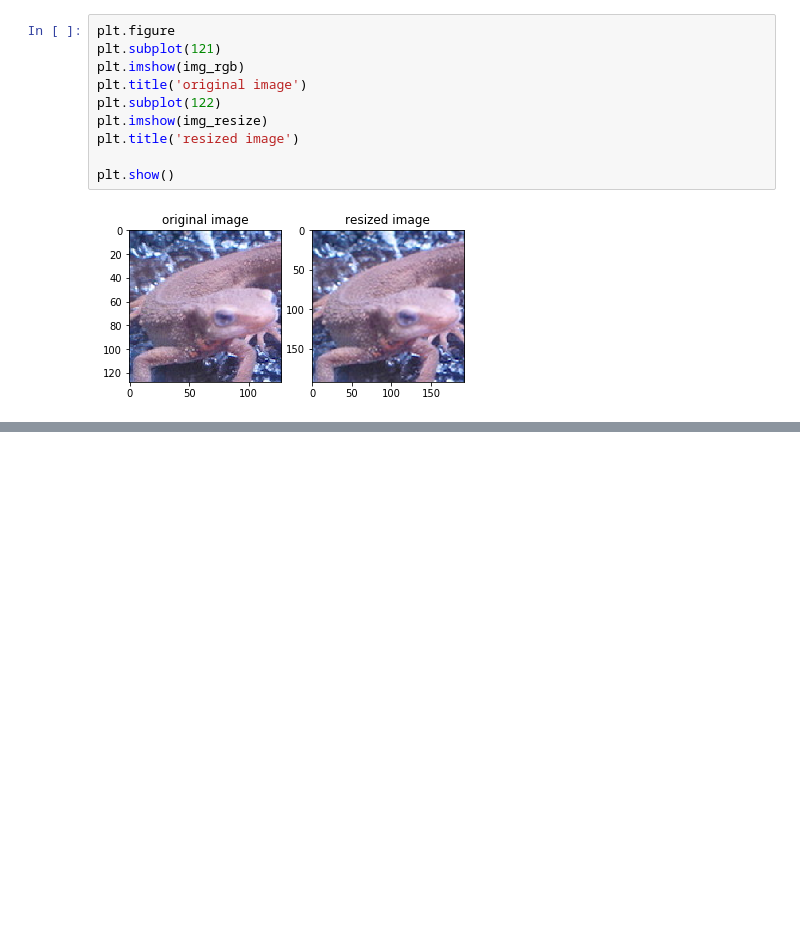
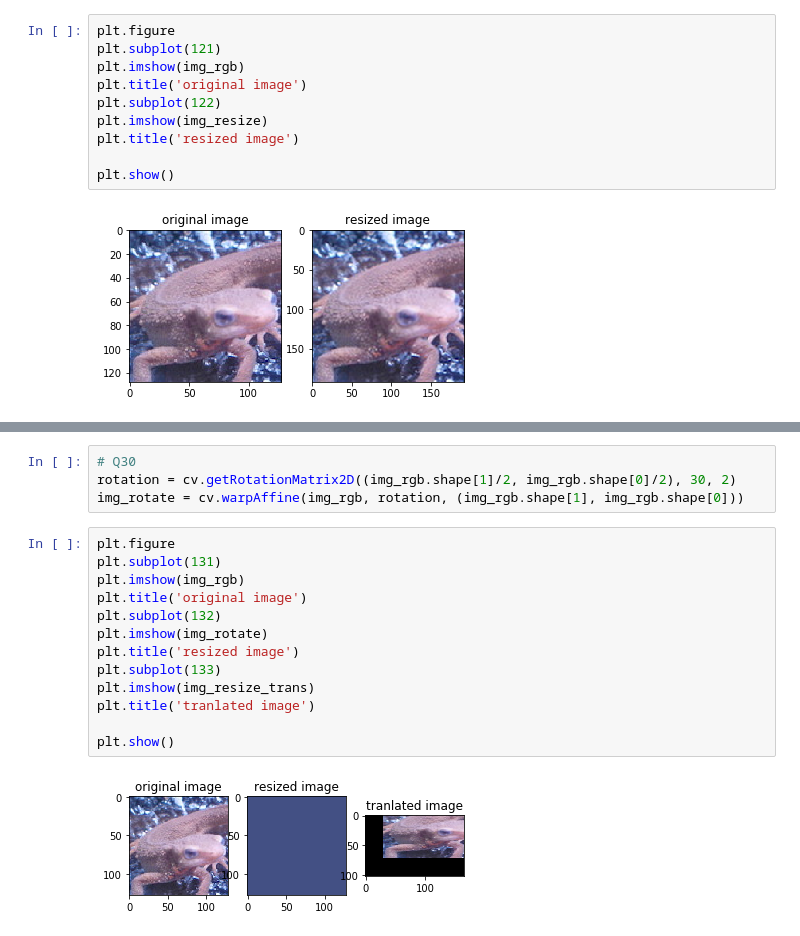
Before and after one commit to SeanCho1996/opencv-100, a Jupyter notebook: Q21-30/Q26-30.ipynb, the cells around one changed output, grey strips where cells are left out. Saved outputs shown, nothing was run; the diff lists cells and outputs as text; blank space fills up the shorter version.

```diff
--- a/Q21-30/Q26-30.ipynb
+++ b/Q21-30/Q26-30.ipynb
@@ -97,0 +142,19 @@ plt.show()
+# %%
+# Q30
+rotation = cv.getRotationMatrix2D((img_rgb.shape[1]/2, img_rgb.shape[0]/2), 30, 2)
+img_rotate = cv.warpAffine(img_rgb, rotation, (img_rgb.shape[1], img_rgb.shape[0]))
+# %%
+plt.figure
+plt.subplot(131)
+plt.imshow(img_rgb)
+plt.title('original image')
+plt.subplot(132)
+plt.imshow(img_rotate)
+plt.title('resized image')
+plt.subplot(133)
+plt.imshow(img_resize_trans)
+plt.title('tranlated image')
+
+plt.show()
+# %% [output]
+[figure, added]
```
Also changed, not shown: parts of 5 cells of this notebook.
